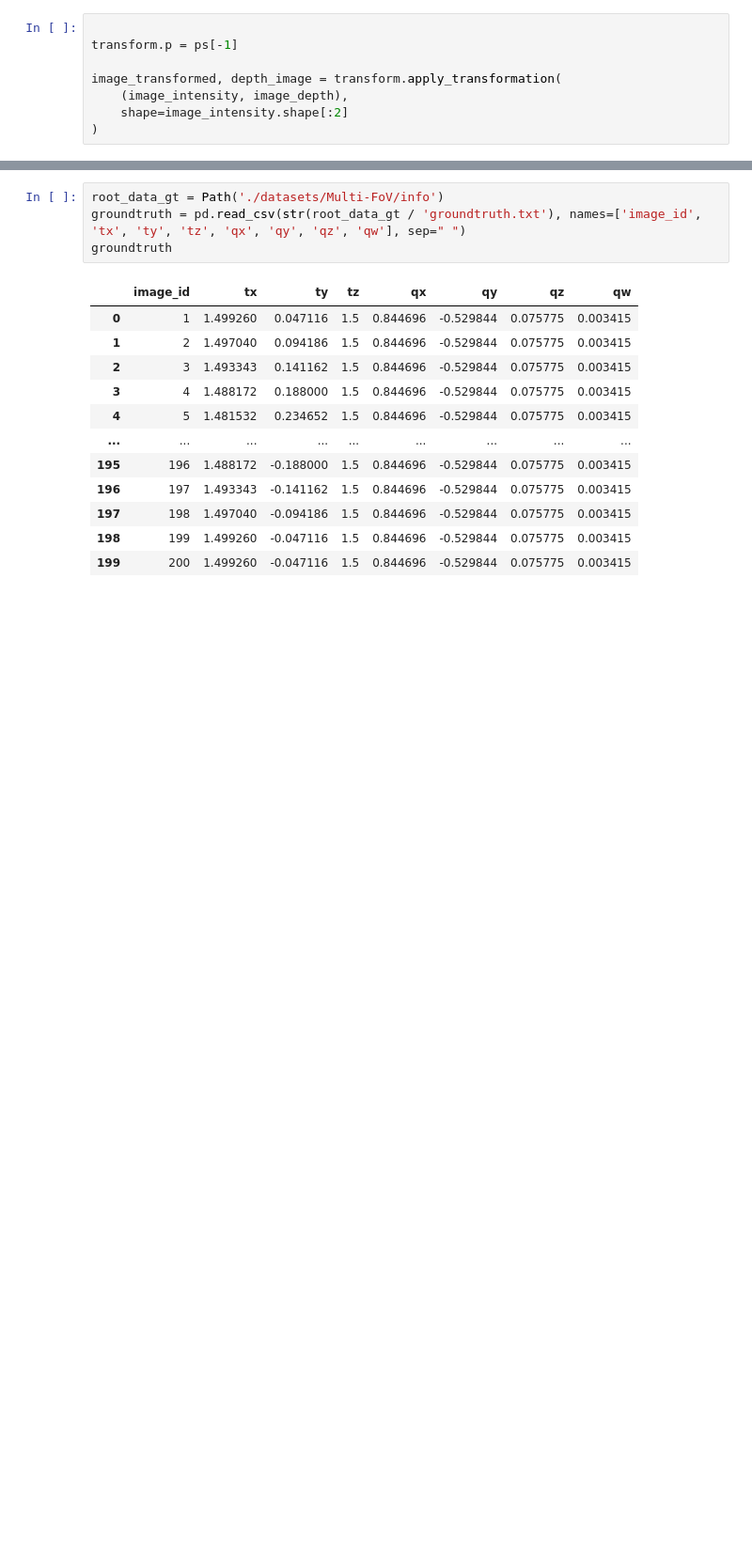
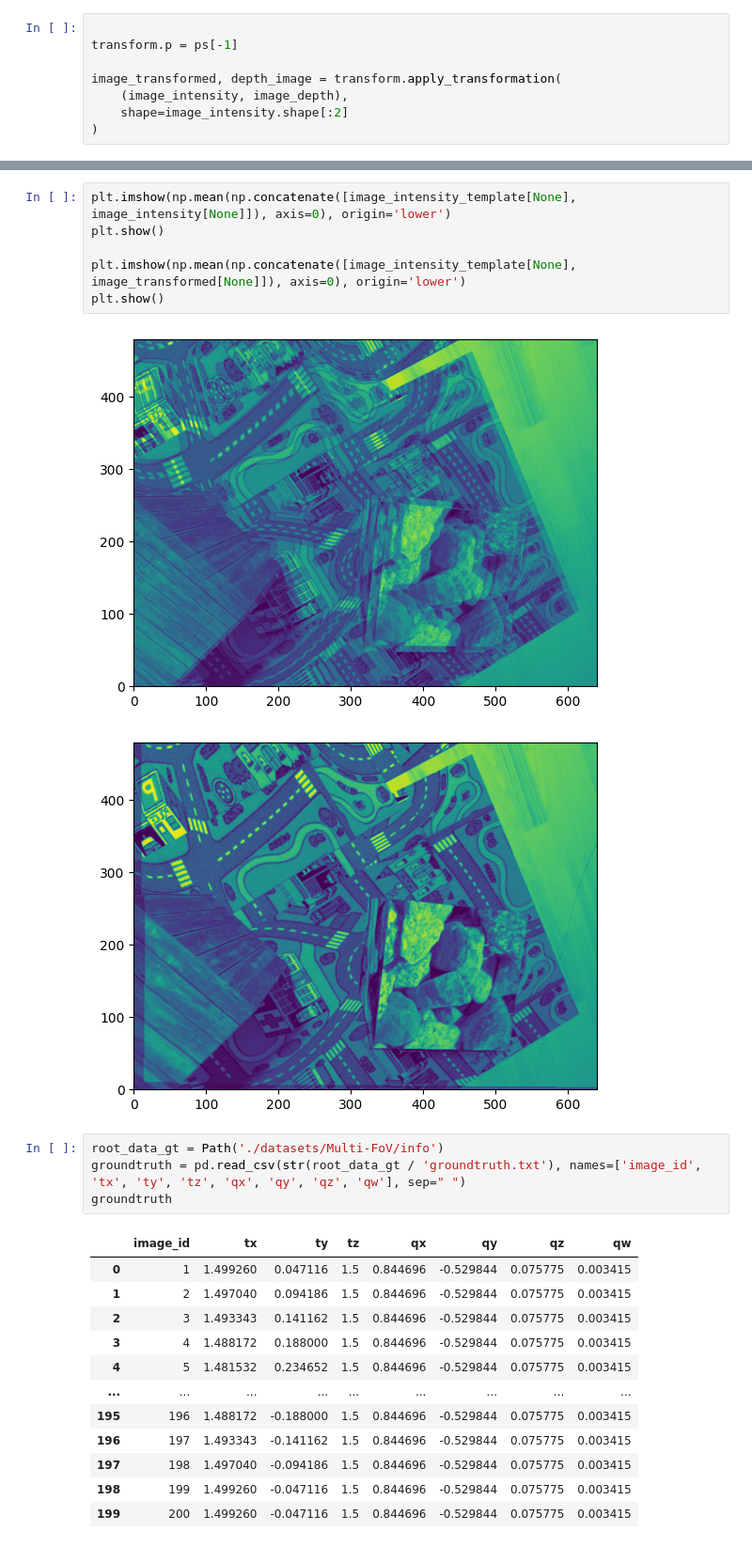
Before and after one commit to GerasimovIV/dense_image_aligment, a Jupyter notebook: ReprojectionExample.ipynb, the cells around one changed output, grey strips where cells are left out. Shown at 94% size. Drawn from its saved outputs; the diff is of its cells as text; blank space fills up the shorter version.

```diff
--- a/ReprojectionExample.ipynb
+++ b/ReprojectionExample.ipynb
@@ -115,3 +137,12 @@ plt.show()
+# %%
+plt.imshow(np.mean(np.concatenate([image_intensity_template[None], image_intensity[None]]), axis=0), origin='lower')
+plt.show()
+
+plt.imshow(np.mean(np.concatenate([image_intensity_template[None], image_transformed[None]]), axis=0), origin='lower')
+plt.show()
+# %% [output]
+[figure, added]
+[figure, added]
 # %%
 root_data_gt = Path('./datasets/Multi-FoV/info')
 groundtruth = pd.read_csv(str(root_data_gt / 'groundtruth.txt'), names=['image_id', 'tx', 'ty', 'tz', 'qx', 'qy', 'qz', 'qw'], sep=" ")
```
Also changed, not shown: parts of 8 cells of this notebook, 3 other files.
